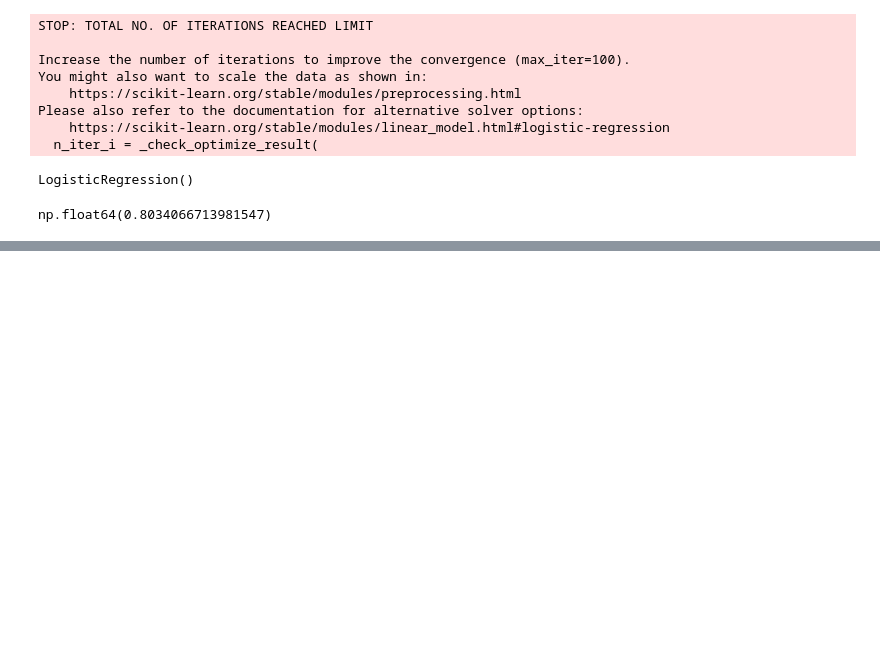
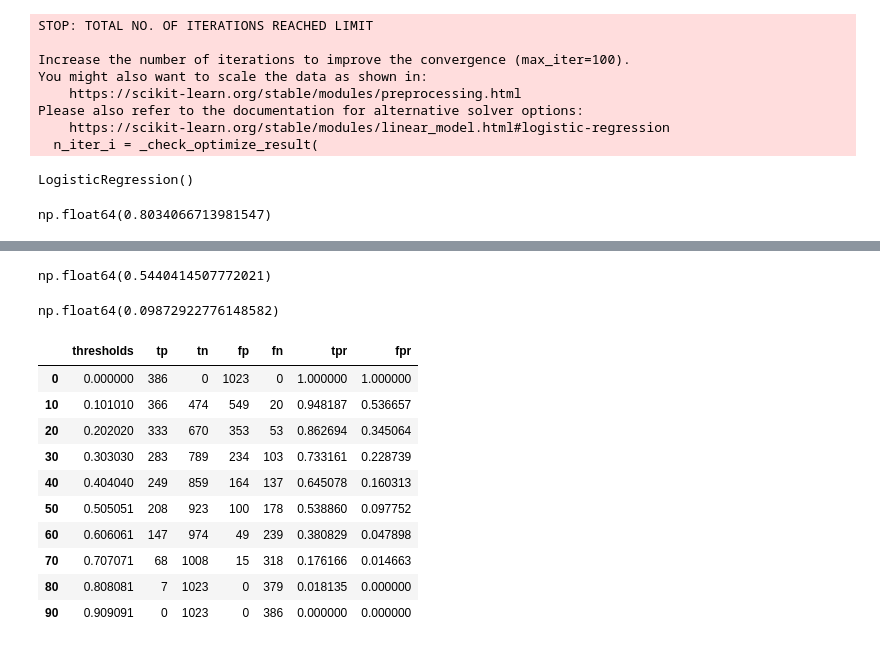
Before and after one commit to harish-rat98/ML_Zoomcamp_HR, a Jupyter notebook: module4_classification_scores.ipynb, the cells around one changed output, grey strips where cells are left out. Drawn from its saved outputs; the diff is of its cells as text; code cells hidden in the pictures; blank space fills up the shorter version.

```diff
--- a/module4_classification_scores.ipynb
+++ b/module4_classification_scores.ipynb
@@ -146,0 +233,10 @@ np.float64(0.8034066713981547)
+# %%
+tpr = tp/(tp+fn)
+tpr
+# %% [output]
+np.float64(0.5440414507772021)
+# %%
+fpr = fp/(fp+tn)
+fpr
+# %% [output]
+np.float64(0.09872922776148582)
@@ -146,0 +271,14 @@ np.float64(0.8034066713981547)
+# %%
+df_scores[::10]
+# %% [output]
+|  | thresholds | tp | tn | fp | fn | tpr | fpr |
+| 0 | 0.000000 | 386 | 0 | 1023 | 0 | 1.000000 | 1.000000 |
+| 10 | 0.101010 | 366 | 474 | 549 | 20 | 0.948187 | 0.536657 |
+| 20 | 0.202020 | 333 | 670 | 353 | 53 | 0.862694 | 0.345064 |
+| 30 | 0.303030 | 283 | 789 | 234 | 103 | 0.733161 | 0.228739 |
+| 40 | 0.404040 | 249 | 859 | 164 | 137 | 0.645078 | 0.160313 |
+| 50 | 0.505051 | 208 | 923 | 100 | 178 | 0.538860 | 0.097752 |
+| 60 | 0.606061 | 147 | 974 | 49 | 239 | 0.380829 | 0.047898 |
+| 70 | 0.707071 | 68 | 1008 | 15 | 318 | 0.176166 | 0.014663 |
+| 80 | 0.808081 | 7 | 1023 | 0 | 379 | 0.018135 | 0.000000 |
+| 90 | 0.909091 | 0 | 1023 | 0 | 386 | 0.000000 | 0.000000 |
```
Also changed, not shown: parts of 31 cells of this notebook, 1 other file.
